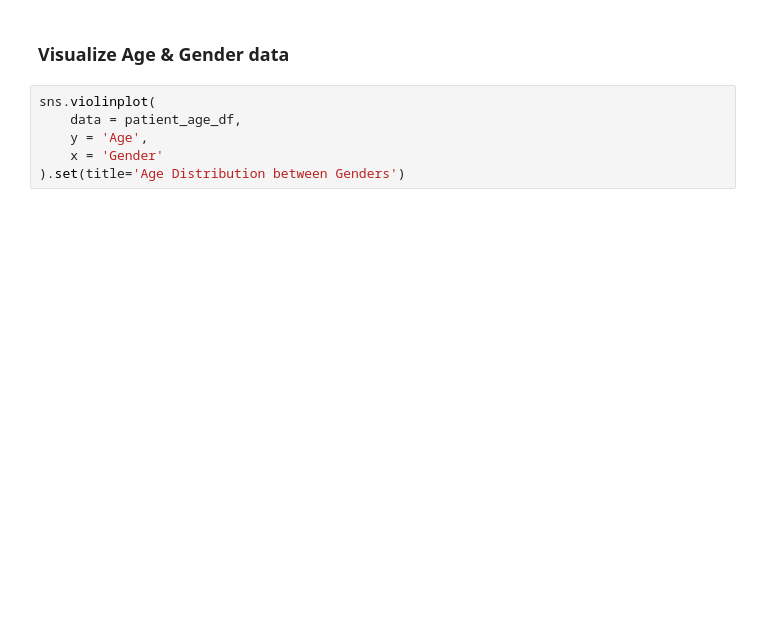
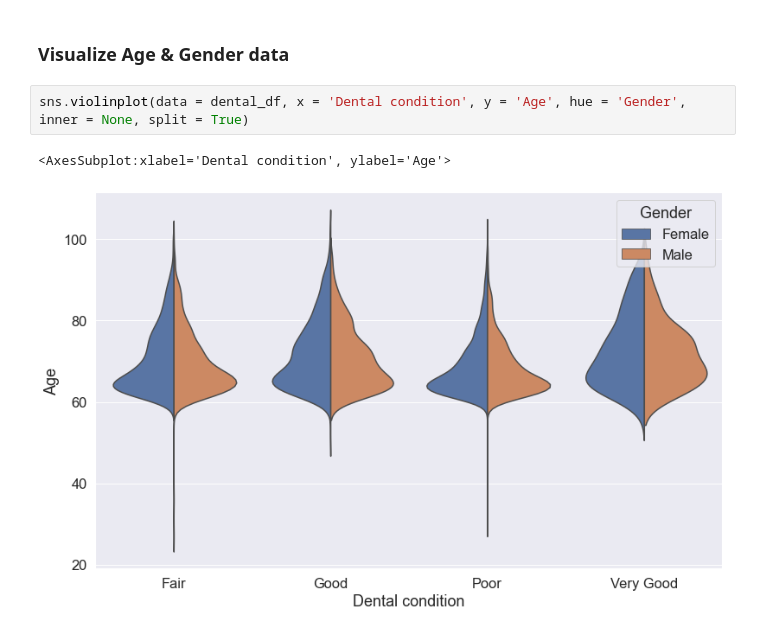
Before and after one commit to Rhunsilval/smile_on_python, a Jupyter notebook: notebooks/eda_dental_condition.ipynb, the cells around one changed output. Saved outputs shown, nothing was run; the diff lists cells and outputs as text; blank space fills up the shorter version.

```diff
--- a/notebooks/eda_dental_condition.ipynb
+++ b/notebooks/eda_dental_condition.ipynb
@@ -280,8 +333,7 @@ sns.histplot(
 # %% [markdown]
 ### Visualize Age & Gender data
 # %%
-sns.violinplot(
-    data = patient_age_df,
-    y = 'Age',
-    x = 'Gender'
-).set(title='Age Distribution between Genders')
+sns.violinplot(data = dental_df, x = 'Dental condition', y = 'Age', hue = 'Gender', inner = None, split = True)
+# %% [output]
+<AxesSubplot:xlabel='Dental condition', ylabel='Age'>
+[figure, added]
```
Also changed, not shown: parts of 48 cells of this notebook, 2 other files.
